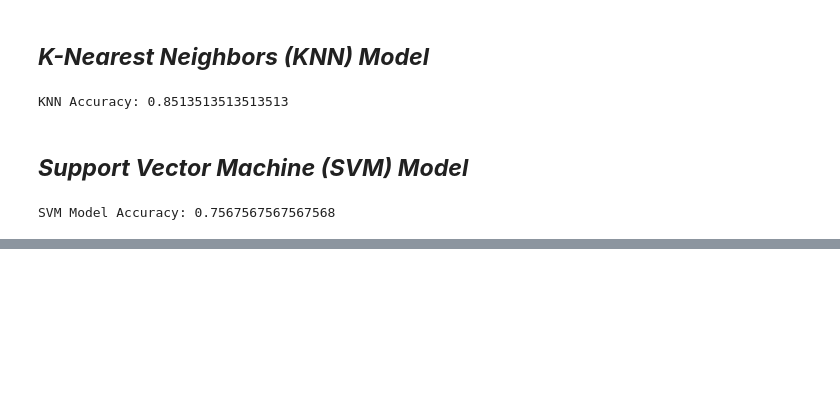
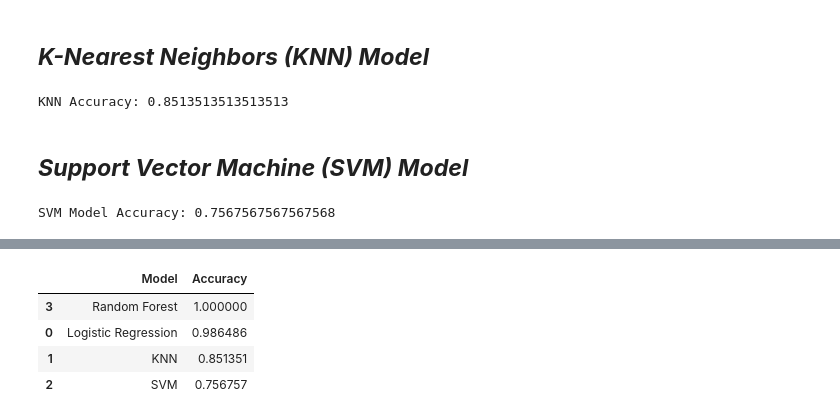
Before and after one commit to nandhakumar-v-19/Skin-Disorder-Detection, a Jupyter notebook: Skin_Disorder.ipynb, the cells around one changed output, grey strips where cells are left out. Drawn from its saved outputs; the diff is of its cells as text; code cells hidden in the pictures; blank space fills up the shorter version.

Commit message:
RFM built & Found the best model.

```diff
--- a/Skin_Disorder.ipynb
+++ b/Skin_Disorder.ipynb
@@ -291,7 +291,16 @@ svm_model.fit(X_train, y_train)
 y_pred = svm_model.predict(X_test)
 # %%
 # Print accuracy
-accuracy = accuracy_score(y_test, y_pred)
-print("SVM Model Accuracy:", accuracy)
+svm_accuracy = accuracy_score(y_test, y_pred)
+print("SVM Model Accuracy:", svm_accuracy)
 # %% [output]
 SVM Model Accuracy: 0.7567567567567568
+# %%
+## ***Random Forest Classifier Model***
+
+from sklearn.ensemble import RandomForestClassifier
+from sklearn.metrics import accuracy_score, classification_report
+
+# Train Random Forest model
+rf_model = RandomForestClassifier(random_state=42)
+rf_model.fit(X_train, y_train)
@@ -297,0 +309,8 @@ SVM Model Accuracy: 0.7567567567567568
+# %%
+
+# Predict on test data
+rf_pred = rf_model.predict(X_test)
+
+# Accuracy
+rf_accuracy = accuracy_score(y_test, rf_pred)
+print("Random Forest Accuracy:", rf_accuracy)
@@ -297,0 +338,24 @@ SVM Model Accuracy: 0.7567567567567568
+# %%
+## ***Model Comparison Table***
+
+import pandas as pd
+
+# Collect all model accuracies
+model_names = ["Logistic Regression", "KNN", "SVM", "Random Forest"]
+accuracies = [log_accuracy, knn_accuracy, svm_accuracy, rf_accuracy]
+
+# Create comparison DataFrame
+comparison_df = pd.DataFrame({
+    "Model": model_names,
+    "Accuracy": accuracies
+})
+
+# Display table
+comparison_df.sort_values(by="Accuracy", ascending=False, inplace=True)
+display(comparison_df)
+# %% [output]
+|  | Model | Accuracy |
+| 3 | Random Forest | 1.000000 |
+| 0 | Logistic Regression | 0.986486 |
+| 1 | KNN | 0.851351 |
+| 2 | SVM | 0.756757 |
```
Also changed, not shown: parts of 3 cells of this notebook.
